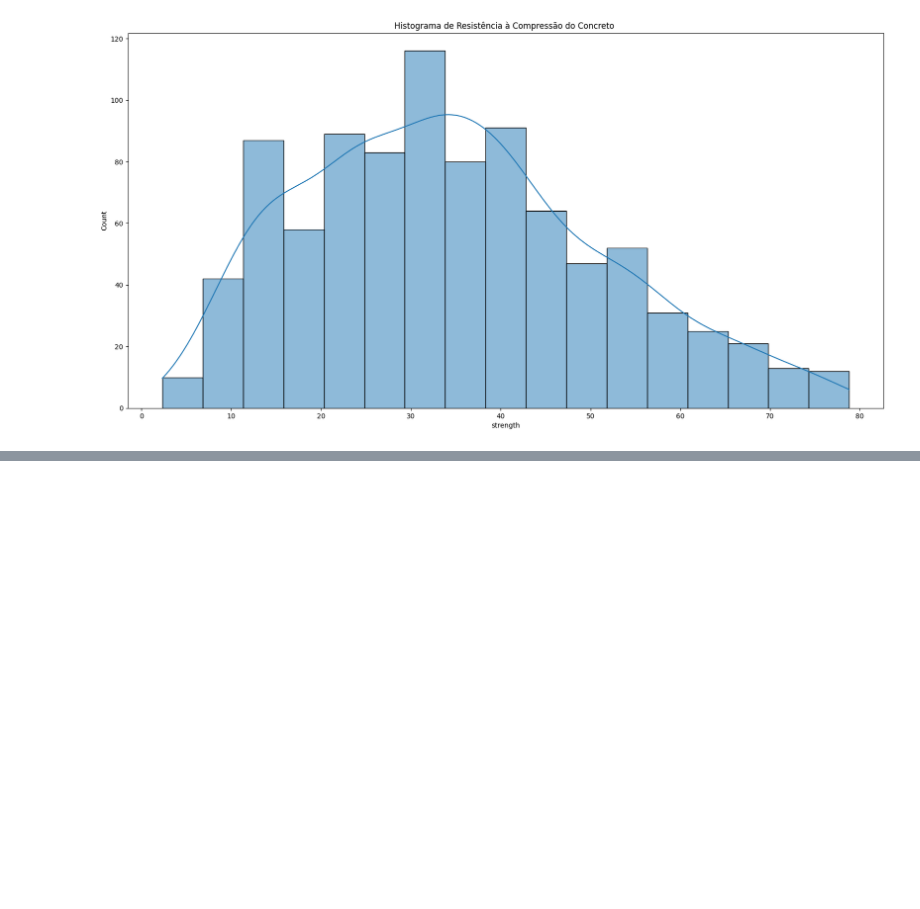
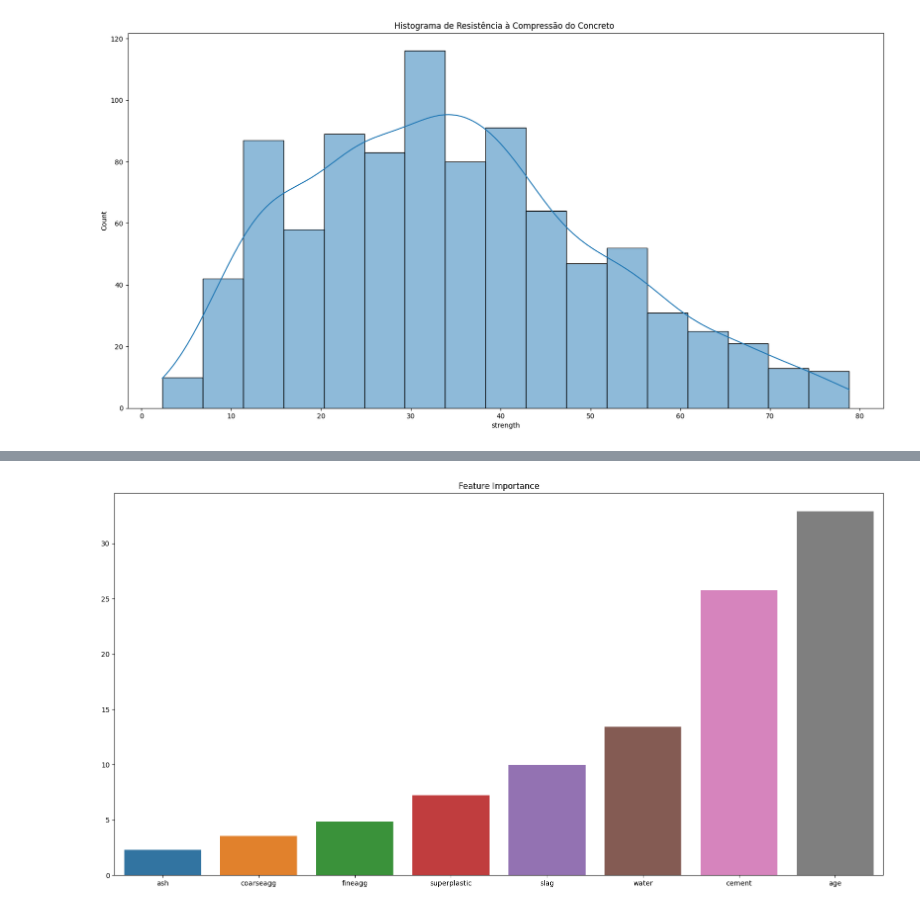
Before and after one commit to tataap/Projeto_Aplicado_XPE, a Jupyter notebook: PA_test.ipynb, the cells around one changed output, grey strips where cells are left out. Saved outputs shown, nothing was run; the diff lists cells and outputs as text; code cells hidden in the pictures; blank space fills up the shorter version.

```diff
--- a/PA_test.ipynb
+++ b/PA_test.ipynb
@@ -309,0 +320,6 @@ sns.histplot(data=concrete,x='strength', kde=True);
+# %%
+X_train, X_test, y_train, y_test = train_test_split(X, y, test_size=0.2, random_state=42)
+# %%
+scaler = StandardScaler()
+X_train = scaler.fit_transform(X_train)
+X_test = scaler.transform(X_test)
@@ -309,0 +437,3 @@ sns.histplot(data=concrete,x='strength', kde=True);
+# %%
+model = CatBoostRegressor(iterations=10000, verbose=0)
+model.fit(X_train,y_train, eval_set=[(X_test,y_test)],early_stopping_rounds=50)
@@ -309,0 +463,2 @@ sns.histplot(data=concrete,x='strength', kde=True);
+# %%
+feat_impt = pd.DataFrame(model.feature_importances_, index=X.columns)
@@ -309,0 +477,6 @@ sns.histplot(data=concrete,x='strength', kde=True);
+# %%
+plt.figure(figsize=(20,10))
+plt.title('Feature Importance')
+sns.barplot(data= feat_impt.sort_values(0).T);
+# %% [output]
+[figure, added]
```
Also changed, not shown: parts of 27 cells of this notebook, 6 other files.
